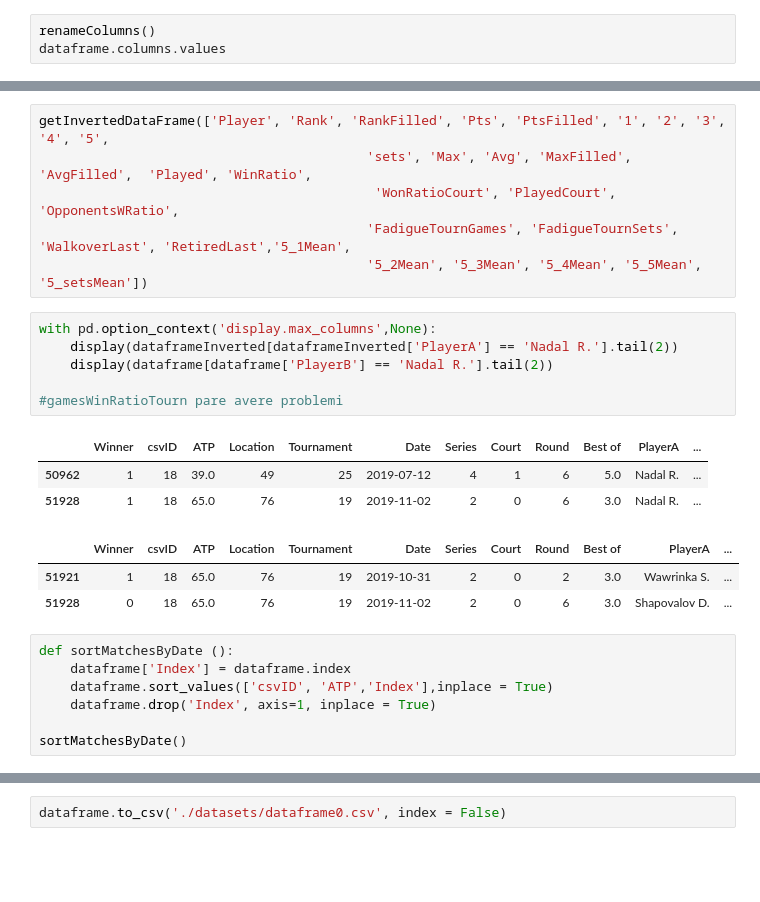
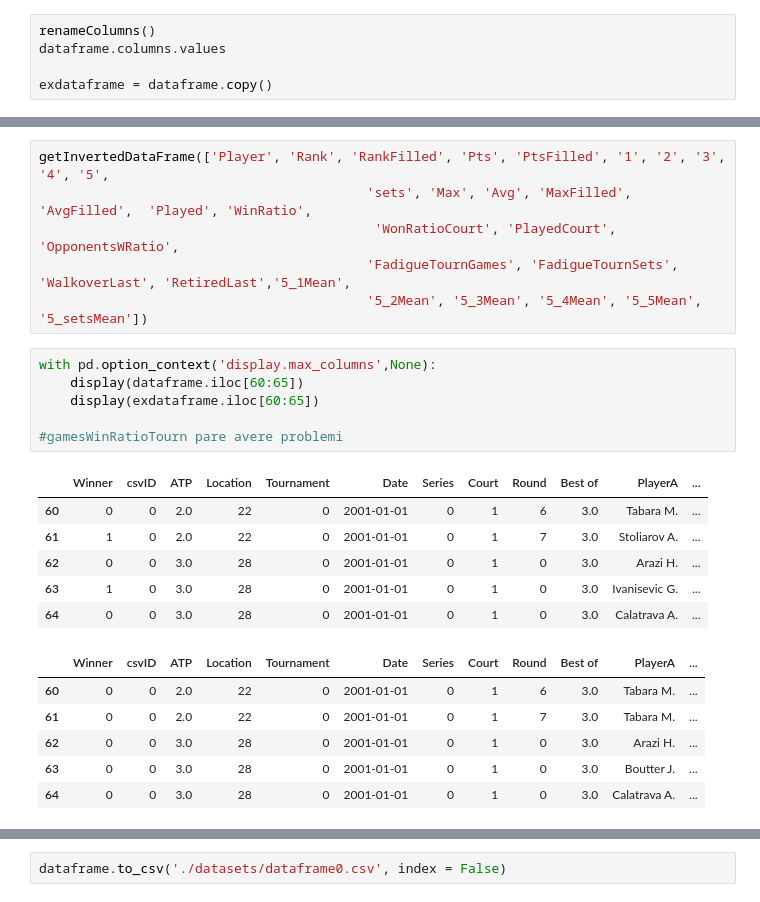
Before and after one commit to RiccardoSpolaor/Predict_Winner_2020_Australian_Open, a Jupyter notebook: Redone/05 ReBuilding The Prediction Model.ipynb, the cells around one changed output, grey strips where cells are left out. Drawn from its saved outputs; the diff is of its cells as text; blank space fills up the shorter version.

```diff
--- a/Redone/05 ReBuilding The Prediction Model.ipynb
+++ b/Redone/05 ReBuilding The Prediction Model.ipynb
@@ -82,3 +82,5 @@ def renameColumns():
 # %%
 renameColumns()
 dataframe.columns.values
+
+exdataframe = dataframe.copy()
@@ -130,23 +114,22 @@ getInvertedDataFrame(['Player', 'Rank', 'RankFilled', 'Pts', 'PtsFilled', '1', '
                                           '5_2Mean', '5_3Mean', '5_4Mean', '5_5Mean', '5_setsMean'])
 # %%
 with pd.option_context('display.max_columns',None):
-    display(dataframeInverted[dataframeInverted['PlayerA'] == 'Nadal R.'].tail(2))
-    display(dataframe[dataframe['PlayerB'] == 'Nadal R.'].tail(2))
+    display(dataframe.iloc[60:65])
+    display(exdataframe.iloc[60:65])
 
 #gamesWinRatioTourn pare avere problemi
 # %% [output]
 |  | Winner | csvID | ATP | Location | Tournament | Date | Series | Court | Round | Best of | PlayerA | ... |
-| 50962 | 1 | 18 | 39.0 | 49 | 25 | 2019-07-12 | 4 | 1 | 6 | 5.0 | Nadal R. | ... |
-| 51928 | 1 | 18 | 65.0 | 76 | 19 | 2019-11-02 | 2 | 0 | 6 | 3.0 | Nadal R. | ... |
+| 60 | 0 | 0 | 2.0 | 22 | 0 | 2001-01-01 | 0 | 1 | 6 | 3.0 | Tabara M. | ... |
+| 61 | 1 | 0 | 2.0 | 22 | 0 | 2001-01-01 | 0 | 1 | 7 | 3.0 | Stoliarov A. | ... |
+| 62 | 0 | 0 | 3.0 | 28 | 0 | 2001-01-01 | 0 | 1 | 0 | 3.0 | Arazi H. | ... |
+| 63 | 1 | 0 | 3.0 | 28 | 0 | 2001-01-01 | 0 | 1 | 0 | 3.0 | Ivanisevic G. | ... |
+| 64 | 0 | 0 | 3.0 | 28 | 0 | 2001-01-01 | 0 | 1 | 0 | 3.0 | Calatrava A. | ... |
 |  | Winner | csvID | ATP | Location | Tournament | Date | Series | Court | Round | Best of | PlayerA | ... |
-| 51921 | 1 | 18 | 65.0 | 76 | 19 | 2019-10-31 | 2 | 0 | 2 | 3.0 | Wawrinka S. | ... |
-| 51928 | 0 | 18 | 65.0 | 76 | 19 | 2019-11-02 | 2 | 0 | 6 | 3.0 | Shapovalov D. | ... |
+| 60 | 0 | 0 | 2.0 | 22 | 0 | 2001-01-01 | 0 | 1 | 6 | 3.0 | Tabara M. | ... |
+| 61 | 0 | 0 | 2.0 | 22 | 0 | 2001-01-01 | 0 | 1 | 7 | 3.0 | Tabara M. | ... |
+| 62 | 0 | 0 | 3.0 | 28 | 0 | 2001-01-01 | 0 | 1 | 0 | 3.0 | Arazi H. | ... |
+| 63 | 0 | 0 | 3.0 | 28 | 0 | 2001-01-01 | 0 | 1 | 0 | 3.0 | Boutter J. | ... |
+| 64 | 0 | 0 | 3.0 | 28 | 0 | 2001-01-01 | 0 | 1 | 0 | 3.0 | Calatrava A. | ... |
-# %%
-def sortMatchesByDate ():
-    dataframe['Index'] = dataframe.index
-    dataframe.sort_values(['csvID', 'ATP','Index'],inplace = True)
-    dataframe.drop('Index', axis=1, inplace = True)
-
-sortMatchesByDate()
 # %%
 dataframe = dataframe.reset_index(drop = True)
```
Also changed, not shown: parts of 5 cells of this notebook, 8 other files.
